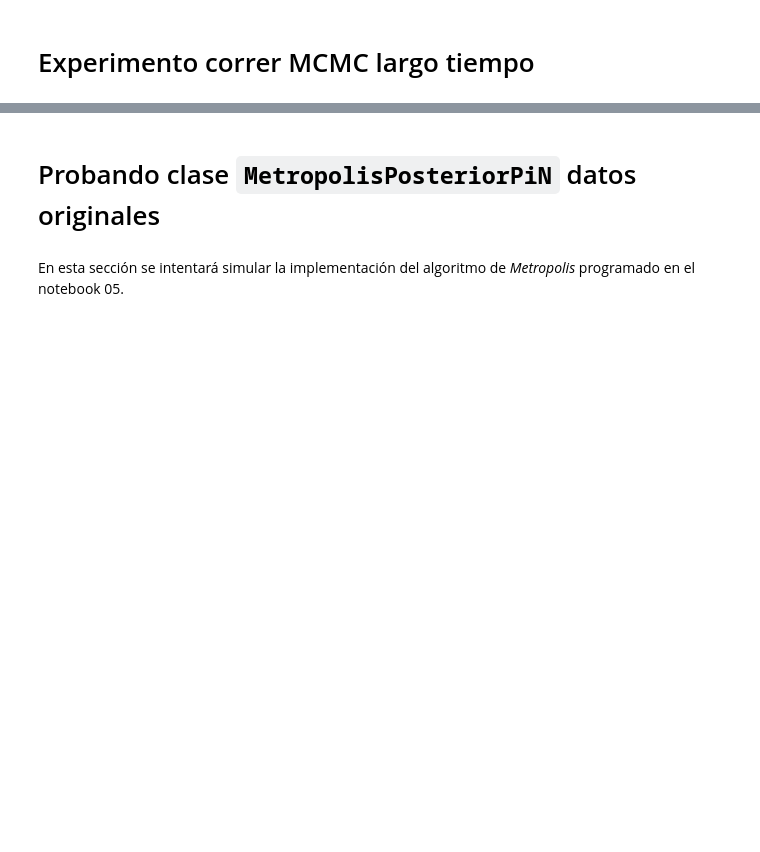
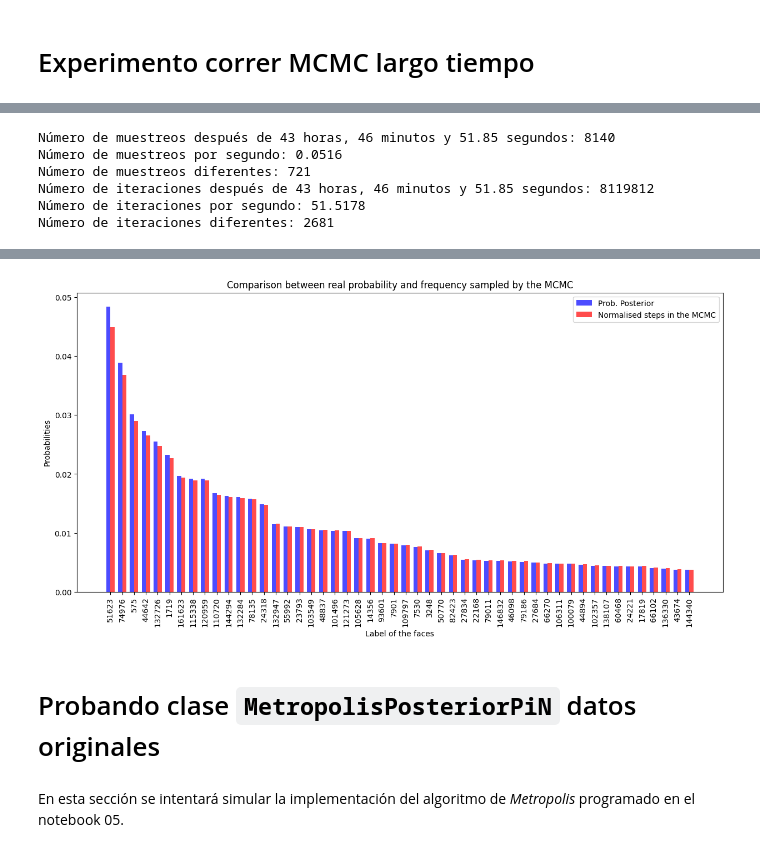
Before and after one commit to framunoz/Bayesian-Learning-with-Wasserstein-Barycenters, a Jupyter notebook: notebooks/07-fmg-probando-clases-PosteriorPiN.ipynb, the cells around one changed output, grey strips where cells are left out. Drawn from its saved outputs; the diff is of its cells as text; code cells hidden in the pictures; blank space fills up the shorter version.

Commit message:
refactoring a clases, y experimentos mcmc

```diff
--- a/notebooks/07-fmg-probando-clases-PosteriorPiN.ipynb
+++ b/notebooks/07-fmg-probando-clases-PosteriorPiN.ipynb
@@ -87,0 +129,4 @@ plt.show()
+# %%
+mcmc = GibbsPosteriorPiN(data=x[:10], models=faces_original[:10], seed=rng)
+
+mcmc.likelihood(first_face), np.exp(log_likelihood)
@@ -117 +231,21 @@ Número de muestreos diferentes: 41058
+# %%
+# %%script false --no-raise-error
+mcmc = mcmc_original
+
+hours = int(mcmc.total_time // 3600)
+minutes = int((mcmc.total_time % 3600) // 60)
+seconds = (mcmc.total_time % 3600) % 60
+print(f"Número de muestreos después de {hours} horas, {minutes} minutos y {seconds:.2f} segundos: {mcmc.samples_counter.total()}")
+print(f"Número de muestreos por segundo: {mcmc.samples_counter.total() / mcmc.total_time:.4f}")
+print(f"Número de muestreos diferentes: {len(mcmc.samples_counter)}")
+print(f"Número de iteraciones después de {hours} horas, {minutes} minutos y {seconds:.2f} segundos: {mcmc.steps_counter.total()}")
+print(f"Número de iteraciones por segundo: {mcmc.steps_counter.total() / mcmc.total_time:.4f}")
+print(f"Número de iteraciones diferentes: {len(mcmc.steps_counter)}")
+# %% [output]
+Número de muestreos después de 43 horas, 46 minutos y 51.85 segundos: 8140
+Número de muestreos por segundo: 0.0516
+Número de muestreos diferentes: 721
+Número de iteraciones después de 43 horas, 46 minutos y 51.85 segundos: 8119812
+Número de iteraciones por segundo: 51.5178
+Número de iteraciones diferentes: 2681
 # %%
@@ -119,6 +254,33 @@ plot_list_of_draws(mcmc.most_common(), labels=freq_labels_posterior(mcmc))
 # %% [output]
 [interactive output not drawn]
 [interactive output not drawn]
+# %%
+plt.figure(figsize=(15, 7))
+posterior_probs_keys = list(likelihood_ordered_dict(mcmc).keys())[:50]
+str_keys_list = [str(k) for k in posterior_probs_keys]
+posterior_probs_values = [likelihood_ordered_dict(mcmc)[k] for k in posterior_probs_keys]
+
+normalised_steps_values = [normalised_steps_ordered_dict(mcmc).get(k, 0) for k in posterior_probs_keys]
+
+normalised_samples = [normalised_samples_ordered_dict(mcmc).get(k, 0) for k in posterior_probs_keys]
+
+plt.bar(str_keys_list, posterior_probs_values,
+        width=-0.35, align="edge", color="b", alpha=0.7, label="Prob. Posterior")
+
+# plt.bar(str_keys_list, normalised_samples,
+#         width=0.35, align="edge", color="r", alpha=0.7, label="Normalised samples in the MCMC")
+
+plt.bar(str_keys_list, normalised_steps_values,
+        width=0.35, align="edge", color="r", alpha=0.7, label="Normalised steps in the MCMC")
+
+plt.title("Comparison between real probability and frequency sampled by the MCMC")
+plt.xlabel("Label of the faces")
+plt.ylabel("Probabilities")
+plt.legend()
+plt.xticks(rotation=90)
+plt.show()
+# %% [output]
+[figure, added]
 # %% [markdown]
 # Probando clase `MetropolisPosteriorPiN` datos originales
 # %% [markdown]
```
Also changed, not shown: parts of 49 cells of this notebook, 30 other files.
